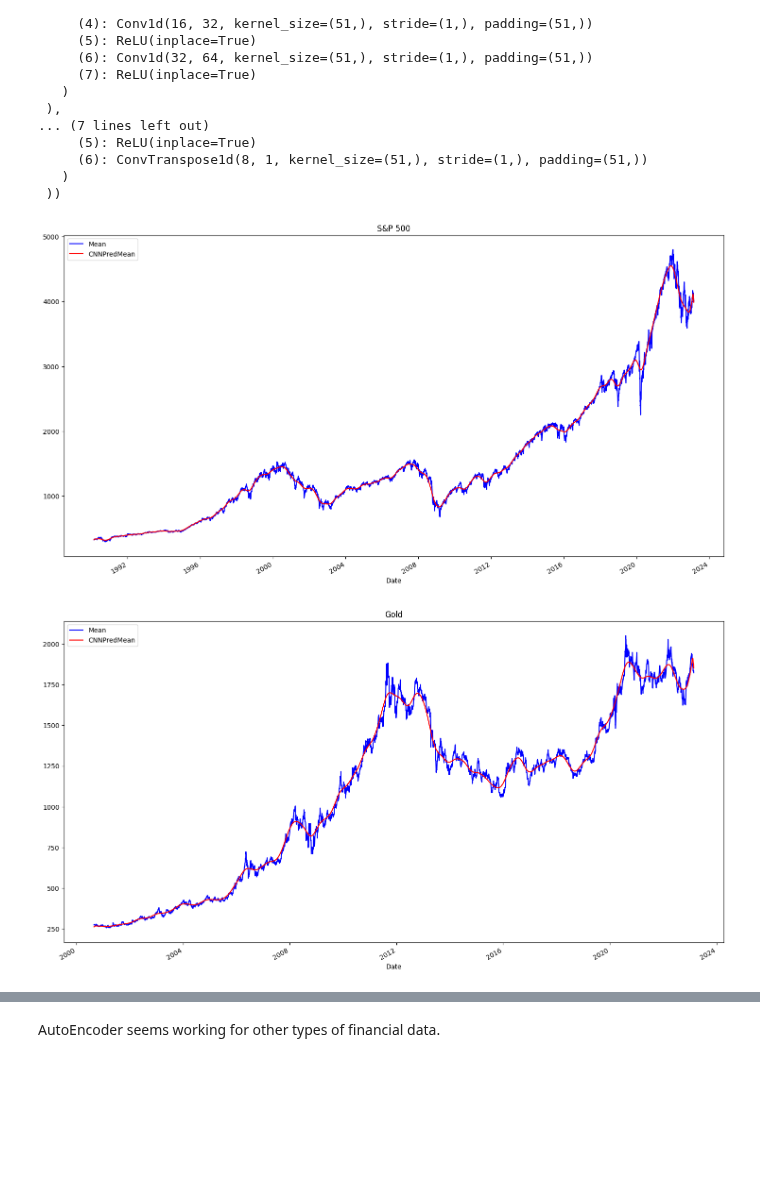
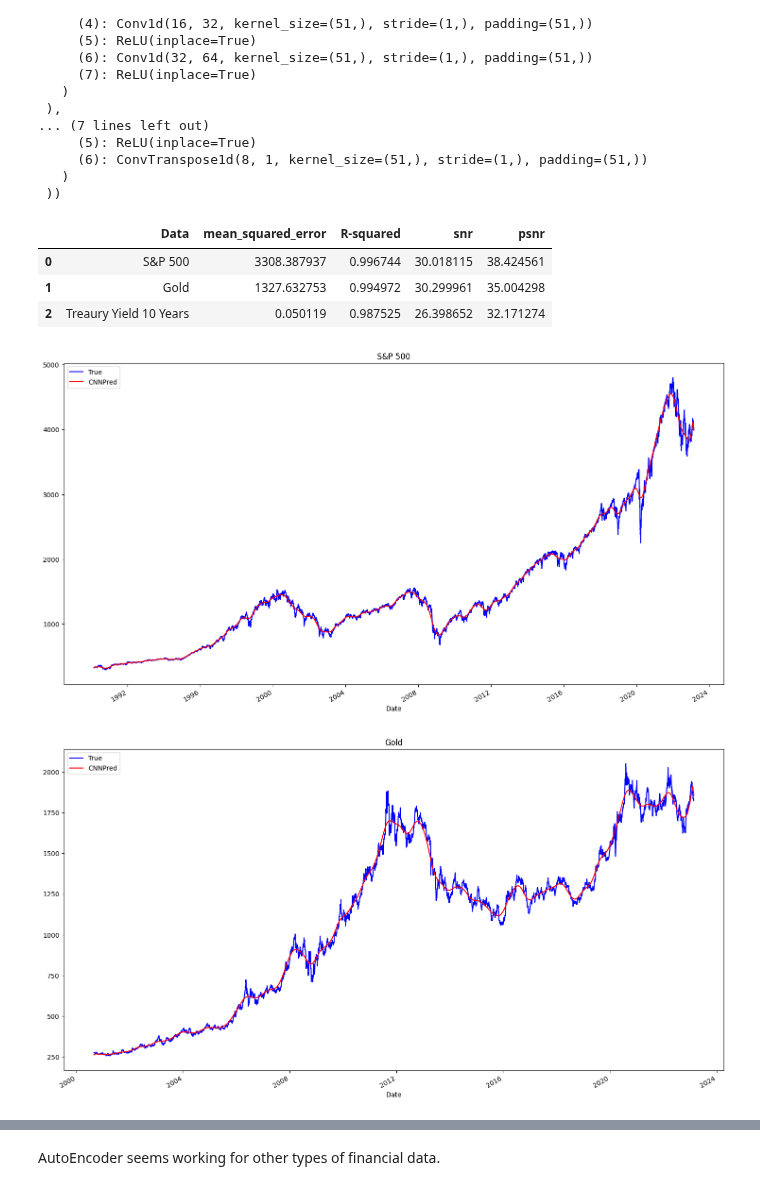
Before and after one commit to SOL1archive/Fin-Data-Denoising, a Jupyter notebook: autoencoder-test.ipynb, the cells around one changed output, grey strips where cells are left out. Saved outputs shown, nothing was run; the diff lists cells and outputs as text; code cells hidden in the pictures; blank space fills up the shorter version.

Commit message:
add:AutoEncoder metrics

```diff
--- a/autoencoder-test.ipynb
+++ b/autoencoder-test.ipynb
@@ -79,6 +79,7 @@ def get_data(data_name, minmax_scaling=True):
     if minmax_scaling:
         df[df.columns] = MinMaxScaler().fit_transform(df.values)
     data = df['Mean']
+    df = df.rename(columns={'Mean': 'True'})
     data = torch.tensor(data, dtype=torch.float32).unsqueeze(0)
 
     return df, data
@@ -97,10 +98,24 @@ cnn_decoder = cnn_decoder.to(device)
 # %%
 def predict(df, data):
     output = cnn_decoder(cnn_encoder(data)).detach().cpu().numpy().squeeze()
-    df['CNNPredMean'] = output
+    df['CNNPred'] = output
 
     return df
 # %%
 snp_df = predict(snp_df, snp_data)
 gold_df = predict(gold_df, gold_data)
 bond_df = predict(bond_df, bond_data)
+# %%
+df_dict = {
+    'S&P 500': snp_df[['True', 'CNNPred']],
+    'Gold': gold_df[['True', 'CNNPred']],
+    'Treaury Yield 10 Years': bond_df[['True', 'CNNPred']],
+}
+
+result_df = get_metrics(df_dict, 'Data')
+result_df
+# %% [output]
+|  | Data | mean_squared_error | R-squared | snr | psnr |
+| 0 | S&P 500 | 3308.387937 | 0.996744 | 30.018115 | 38.424561 |
+| 1 | Gold | 1327.632753 | 0.994972 | 30.299961 | 35.004298 |
+| 2 | Treaury Yield 10 Years | 0.050119 | 0.987525 | 26.398652 | 32.171274 |
@@ -107,9 +124,9 @@ bond_df = predict(bond_df, bond_data)
 # %%
-_ = snp_df[['Mean', 'CNNPredMean']].plot(color=['b', 'r'], title='S&P 500', figsize=(18, 10))
+_ = snp_df[['True', 'CNNPred']].plot(color=['b', 'r'], title='S&P 500', figsize=(18, 10))
 # %% [output]
-[figure, old version]
+[figure, new version]
 # %%
-_ = gold_df[['Mean', 'CNNPredMean']].plot(color=['b', 'r'], title='Gold', figsize=(18, 10))
+_ = gold_df[['True', 'CNNPred']].plot(color=['b', 'r'], title='Gold', figsize=(18, 10))
 # %% [output]
-[figure, old version]
+[figure, new version]
 # %%
```
Also changed, not shown: parts of 2 cells of this notebook, 1 other file.
